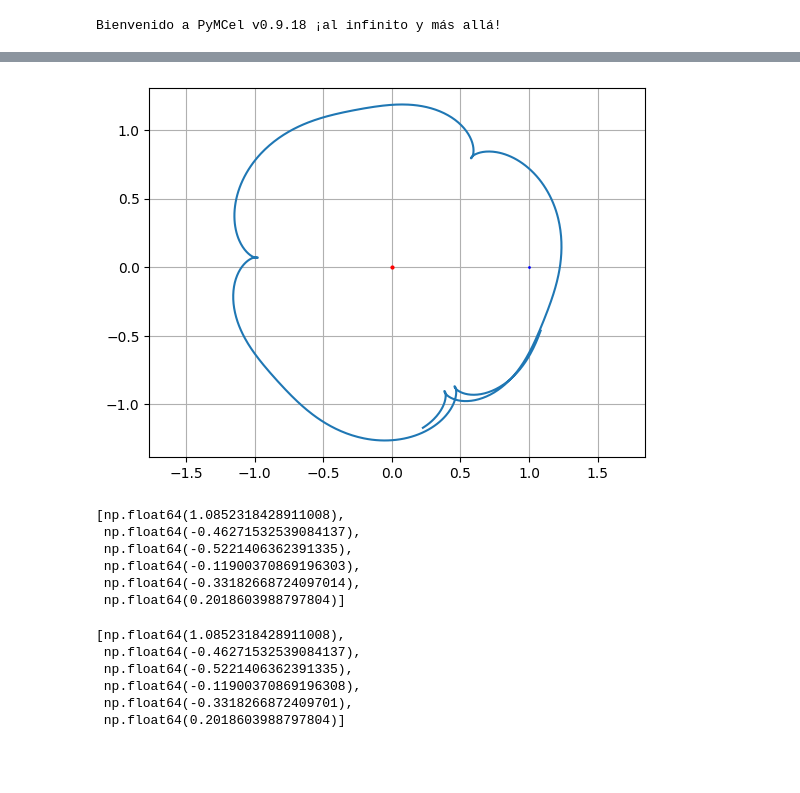
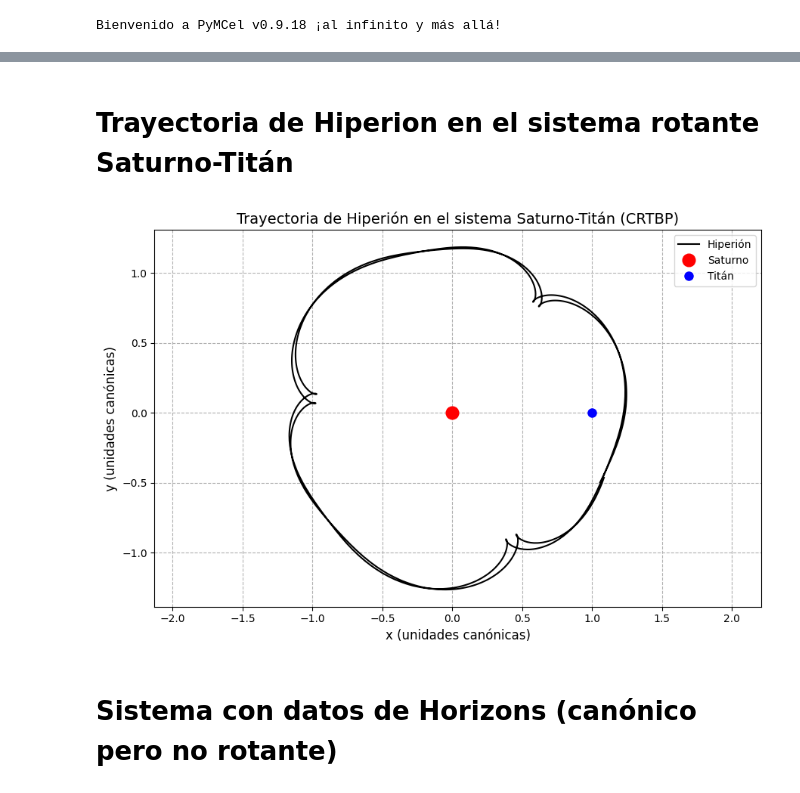
Before and after one commit to Daniel-534/MecanicaCeleste, a Jupyter notebook: Modelacion3/CalculosCRTBP.ipynb, the cells around one changed output, grey strips where cells are left out. Saved outputs shown, nothing was run; the diff lists cells and outputs as text; code cells hidden in the pictures; blank space fills up the shorter version.

```diff
--- a/Modelacion3/CalculosCRTBP.ipynb
+++ b/Modelacion3/CalculosCRTBP.ipynb
@@ -11,5 +21,5 @@ Bienvenido a PyMCel v0.9.18 ¡al infinito y más allá!
 # %%
-Epochs = {'start': '2026-06-16', 'stop': '2026-07-16', 'step': '1d'}
+Epochs = {'start': '2026-06-16', 'stop': '2026-07-16', 'step': '1m'}
 
 ids = ["699","606","607"]
 
@@ -300,5 +252,7 @@ x, y, z, vx, vy, vz = transformar_a_CRTBP_frame(
 # %%
-ts = np.linspace(0, 30, 1000)
+from scipy.integrate import solve_ivp
+
+ts = np.linspace(0, 50, 1000)
 Ys = [x, y, z, vx, vy, vz]
 sol = solve_ivp(
     edm_crtbp,
@@ -314,30 +268,26 @@ zs = sol.y[2]
 vxs = sol.y[3]
 vys = sol.y[4]
 vzs = sol.y[5]
-# %%
-plt.plot(xs, ys)
-plt.plot(-alpha, 0, 'ro', ms=2)
-plt.plot(1-alpha, 0, 'bo', ms=1)
-
-plt.axis('equal')
-plt.grid()
-# %% [output]
-[figure, removed]
-# %%
-Ys
-# %% [output]
-[np.float64(1.0852318428911008),
- np.float64(-0.46271532539084137),
- np.float64(-0.5221406362391335),
- np.float64(-0.11900370869196303),
- np.float64(-0.33182668724097014),
- np.float64(0.2018603988797804)]
-# %%
-Ys
-# %% [output]
-[np.float64(1.0852318428911008),
- np.float64(-0.46271532539084137),
- np.float64(-0.5221406362391335),
- np.float64(-0.11900370869196308),
- np.float64(-0.3318266872409701),
- np.float64(0.2018603988797804)]
+# %% [markdown]
+# Trayectoria de Hiperion en el sistema rotante Saturno-Titán
+# %%
+plt.figure(figsize=(6*1.5, 4*1.5))
+
+plt.plot(xs, ys, color='black', linewidth=1.5, label='Hiperión')
+
+plt.plot(-alpha, 0, 'o', color='red', markersize=12, label='Saturno')
+plt.plot(1 - alpha, 0, 'o', color='blue', markersize=8, label='Titán')
+
+plt.xlabel('x (unidades canónicas)', fontsize=12)
+plt.ylabel('y (unidades canónicas)', fontsize=12)
+plt.title('Trayectoria de Hiperión en el sistema Saturno-Titán (CRTBP)', fontsize=14)
+
+plt.grid(ls="--")
+plt.axis('equal')
+
+plt.legend()
+plt.tight_layout();
+# %% [output]
+[figure, added]
+# %% [markdown]
+# Sistema con datos de Horizons (canónico pero no rotante)
```
Also changed, not shown: parts of 14 cells of this notebook.
